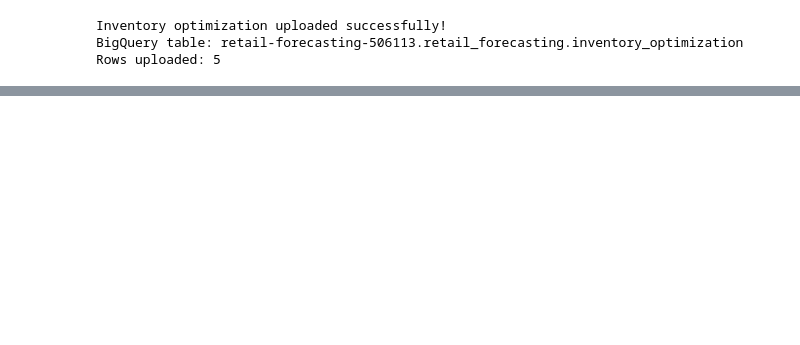
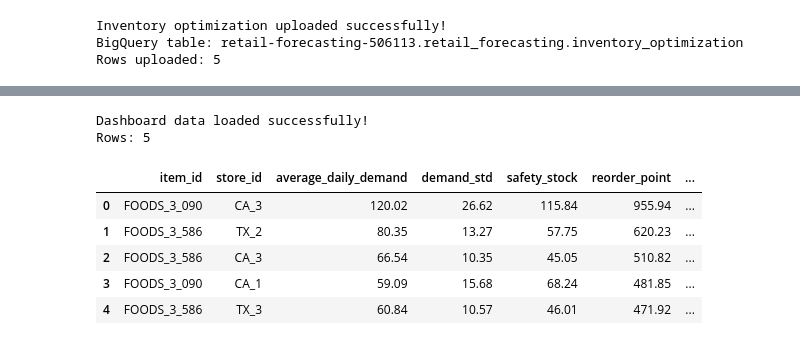
Before and after one commit to ligimathew123/Retail-Demand-Forecasting-Inventory-Optimization, a Jupyter notebook: notebooks/retail_forecasting.ipynb, the cells around one changed output, grey strips where cells are left out. Cells and saved outputs as stored; diff of their text form; code cells hidden in the pictures; blank space fills up the shorter version.

```diff
--- a/notebooks/retail_forecasting.ipynb
+++ b/notebooks/retail_forecasting.ipynb
@@ -975,3 +975,34 @@ check
 | 2 | FOODS_3_586 | CA_3 | 66.54 | 10.35 | 28 | 45.05 | 510.82 | ... |
 | 3 | FOODS_3_090 | CA_1 | 59.09 | 15.68 | 28 | 68.24 | 481.85 | ... |
 | 4 | FOODS_3_586 | TX_3 | 60.84 | 10.57 | 28 | 46.01 | 471.92 | ... |
+# %%
+# ==========================================
+# PREPARE DASHBOARD DATA
+# ==========================================
+
+dashboard_data = client.query("""
+SELECT
+    item_id,
+    store_id,
+    average_daily_demand,
+    demand_std,
+    safety_stock,
+    reorder_point,
+    recommended_inventory
+FROM `retail-forecasting-506113.retail_forecasting.inventory_optimization`
+ORDER BY recommended_inventory DESC
+""").to_dataframe()
+
+print("Dashboard data loaded successfully!")
+print("Rows:", len(dashboard_data))
+
+dashboard_data
+# %% [output]
+Dashboard data loaded successfully!
+Rows: 5
+|  | item_id | store_id | average_daily_demand | demand_std | safety_stock | reorder_point | ... |
+| 0 | FOODS_3_090 | CA_3 | 120.02 | 26.62 | 115.84 | 955.94 | ... |
+| 1 | FOODS_3_586 | TX_2 | 80.35 | 13.27 | 57.75 | 620.23 | ... |
+| 2 | FOODS_3_586 | CA_3 | 66.54 | 10.35 | 45.05 | 510.82 | ... |
+| 3 | FOODS_3_090 | CA_1 | 59.09 | 15.68 | 68.24 | 481.85 | ... |
+| 4 | FOODS_3_586 | TX_3 | 60.84 | 10.57 | 46.01 | 471.92 | ... |
```
Also changed, not shown: 1 other file.
